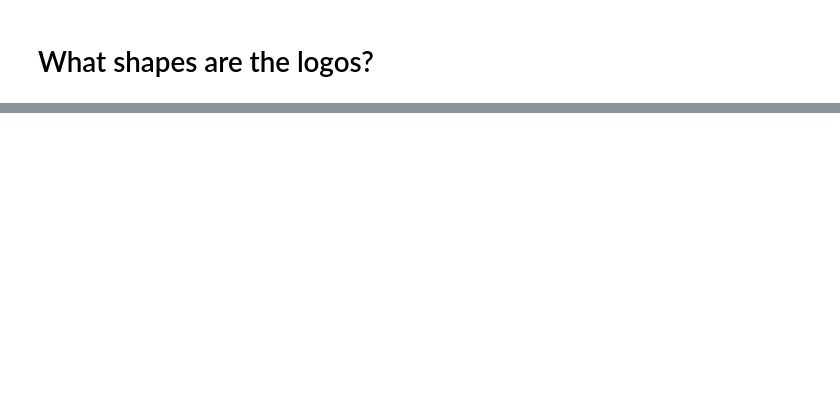
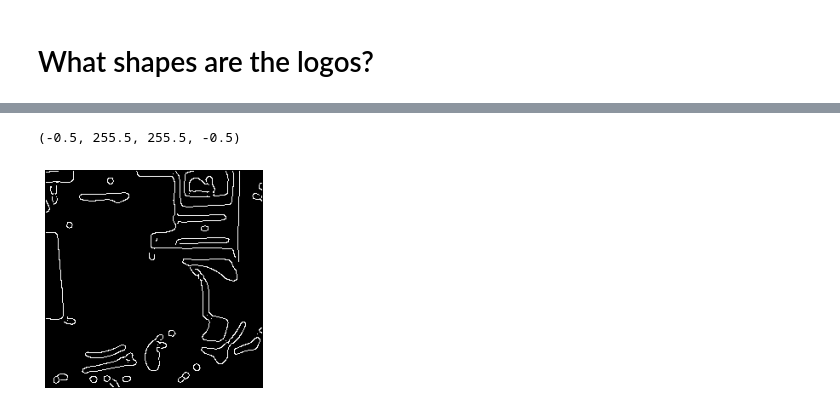
Before and after one commit to watemerald/logo-classification, a Jupyter notebook: notebooks/EDA.ipynb, the cells around one changed output, grey strips where cells are left out. Drawn from its saved outputs; the diff is of its cells as text; code cells hidden in the pictures; blank space fills up the shorter version.

Commit message:
Edge detection

```diff
--- a/notebooks/EDA.ipynb
+++ b/notebooks/EDA.ipynb
@@ -259,4 +259,11 @@ plt.show()
 # %%
-from skimage import measure
+from skimage.feature import canny
+from skimage.transform import hough_circle, hough_circle_peaks
 
-contours = measure.find_contours(image)
+edges = canny(image, sigma=3)
+
+plt.imshow(edges, cmap="gray")
+plt.axis("off")
+# %% [output]
+(-0.5, 255.5, 255.5, -0.5)
+[figure, added]
```
Also changed, not shown: parts of 6 cells of this notebook, 1 other file.
